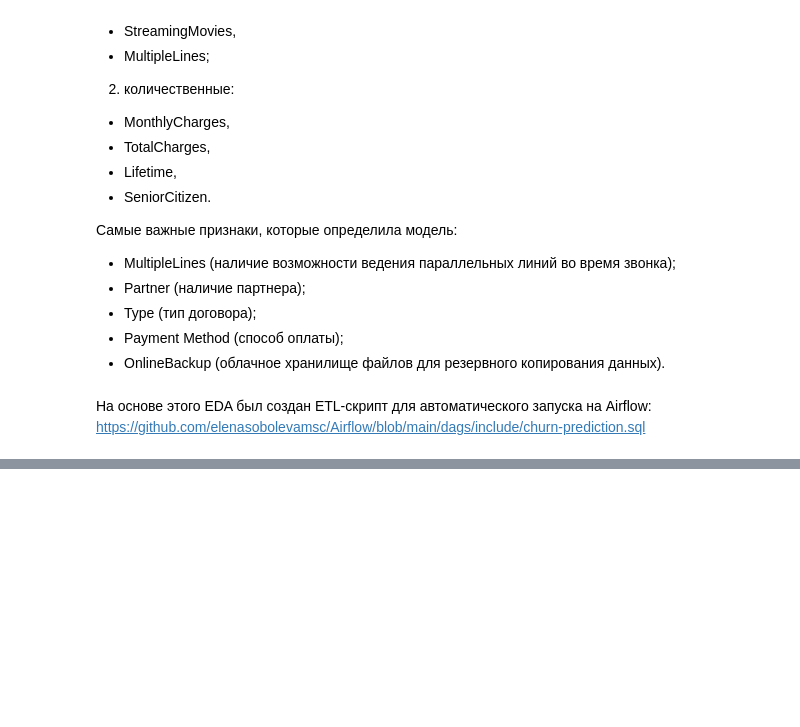
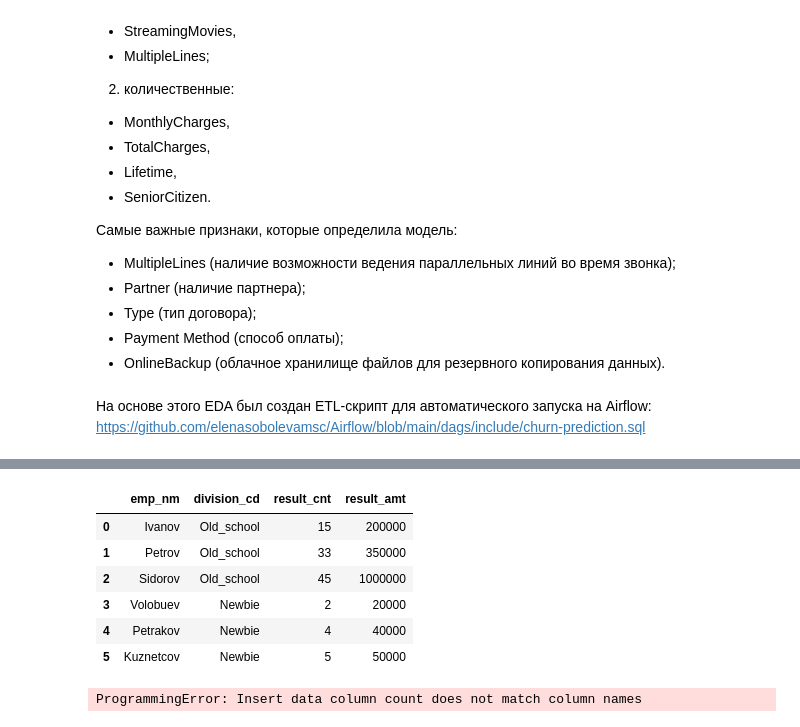
Before and after one commit to elenasobolevamsc/Churn_Prediction, a Jupyter notebook: Final_Project.ipynb, the cells around one changed output, grey strips where cells are left out. Cells and saved outputs as stored; diff of their text form; code cells hidden in the pictures; blank space fills up the shorter version.

```diff
--- a/Final_Project.ipynb
+++ b/Final_Project.ipynb
@@ -1303,0 +1442,12 @@ feature_importance_barplot(best_model_feature_imp)
+# %%
+task = pd.read_excel('Files/Лист Microsoft Excel.xlsx')
+# %%
+task
+# %% [output]
+|  | emp_nm | division_cd | result_cnt | result_amt |
+| 0 | Ivanov | Old_school | 15 | 200000 |
+| 1 | Petrov | Old_school | 33 | 350000 |
+| 2 | Sidorov | Old_school | 45 | 1000000 |
+| 3 | Volobuev | Newbie | 2 | 20000 |
+| 4 | Petrakov | Newbie | 4 | 40000 |
+| 5 | Kuznetcov | Newbie | 5 | 50000 |
@@ -1303,0 +1456,4 @@ feature_importance_barplot(best_model_feature_imp)
+# %%
+client.insert("db.emp_sales_result", task)
+# %% [output]
+ProgrammingError: Insert data column count does not match column names
```
Also changed, not shown: parts of 28 cells of this notebook, 23 other files.
